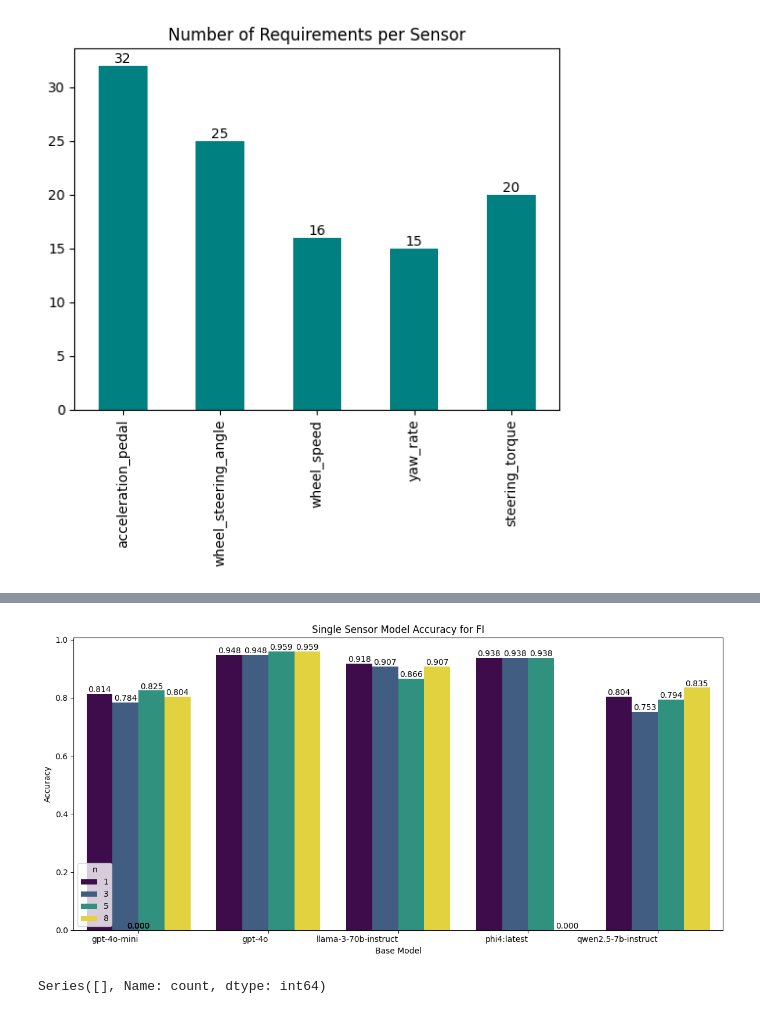
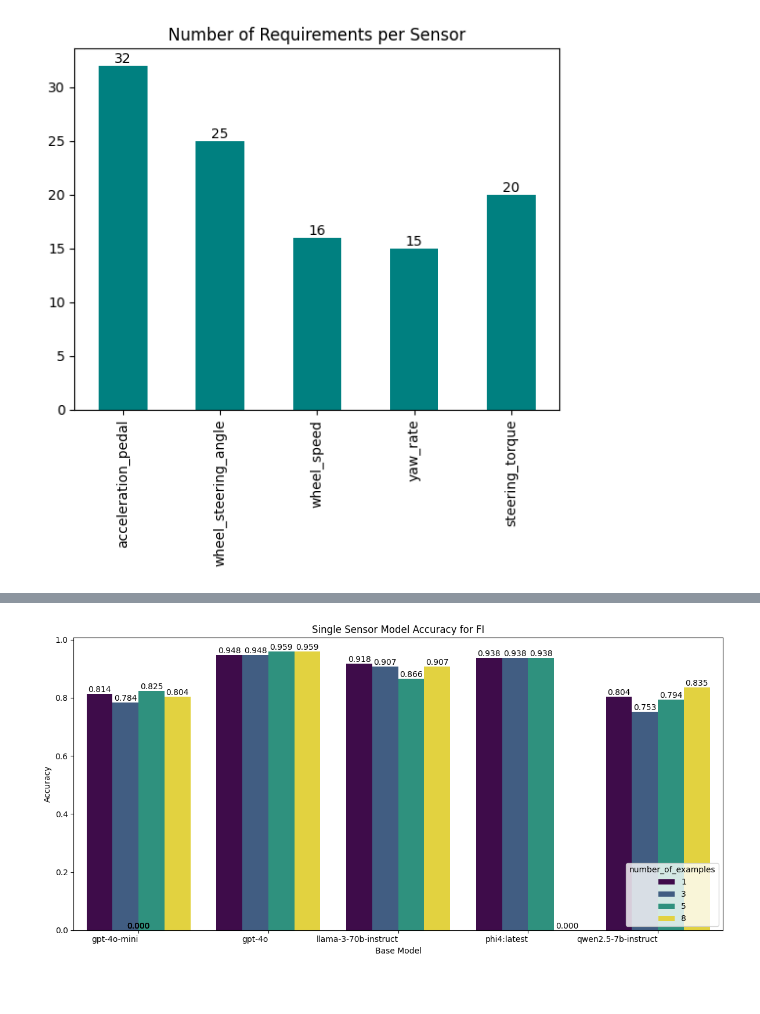
Before and after one commit to ahmadhatahet/hil-fault-test-gen, a Jupyter notebook: results_analysis_single.ipynb, the cells around one changed output, grey strips where cells are left out. Saved outputs shown, nothing was run; the diff lists cells and outputs as text; code cells hidden in the pictures.

Commit message:
calc results for all single

```diff
--- a/results_analysis_single.ipynb
+++ b/results_analysis_single.ipynb
@@ -29,39 +33,45 @@ array(['Acc', 'WSA', 'WS', 'YR', 'ST'], dtype='<U3')
 base_path = Path().cwd()
 results_path = base_path / "results"
 # %%
-results_single = get_best_results(results_path, "sensor_single*.json")
-results_single = pd.DataFrame.from_dict(
-    results_single, orient="index", columns=["n", "acc"]
+available_results, results_single = get_best_results(
+    results_path, "sensor_single*.json"
 )
-results_single.index = results_single.index.str.split("_").str[0]
-results_single.index.name = "model"
+# results_single = pd.DataFrame.from_dict(
+#     results_single, orient="index", columns=["n", "acc"]
+# )
+# results_single.index = results_single.index.str.split("_").str[0]
+# results_single.index.name = "model"
+# %%
+stats_df, responses_df, mismatch_stats_df = result_to_df(available_results)
 # %%
 # Create the grouped bar plot using Seaborn
 plt.figure(figsize=(12, 6))  # Adjust figure size for better readability
-ax = sns.barplot(x="model", y="acc", hue="n", data=results_single, palette="viridis")
+ax = sns.barplot(
+    x="model", y="accuracy", hue="number_of_examples", data=stats_df, palette="viridis"
+)
 
 # Add data labels
 for p in ax.patches:
     ax.annotate(
         format(p.get_height(), ".3f"),
         (p.get_x() + p.get_width() / 2.0, p.get_height()),
         ha="center",
         va="center",
         xytext=(0, 5),
         textcoords="offset points",
         fontsize=10,
     )
 
 # Add title and labels
 plt.title("Single Sensor Model Accuracy for FI")
 plt.xlabel("Base Model")
 plt.ylabel("Accuracy")
 
 # Rotate x-axis labels for better readability if needed
 plt.xticks(rotation=0, ha="right")
 
 # Display the plot
 plt.tight_layout()  # Adjust layout to prevent labels from overlapping
 plt.show()
 # %% [output]
-[figure, old version]
+[figure, new version]
@@ -80,4 +77,0 @@ def investigate_sensor_in_file(ts, file):
-# %%
-investigate_sensor_in_file("ST", results_single[0])
-# %% [output]
-Series([], Name: count, dtype: int64)
```
Also changed, not shown: parts of 25 cells of this notebook.
